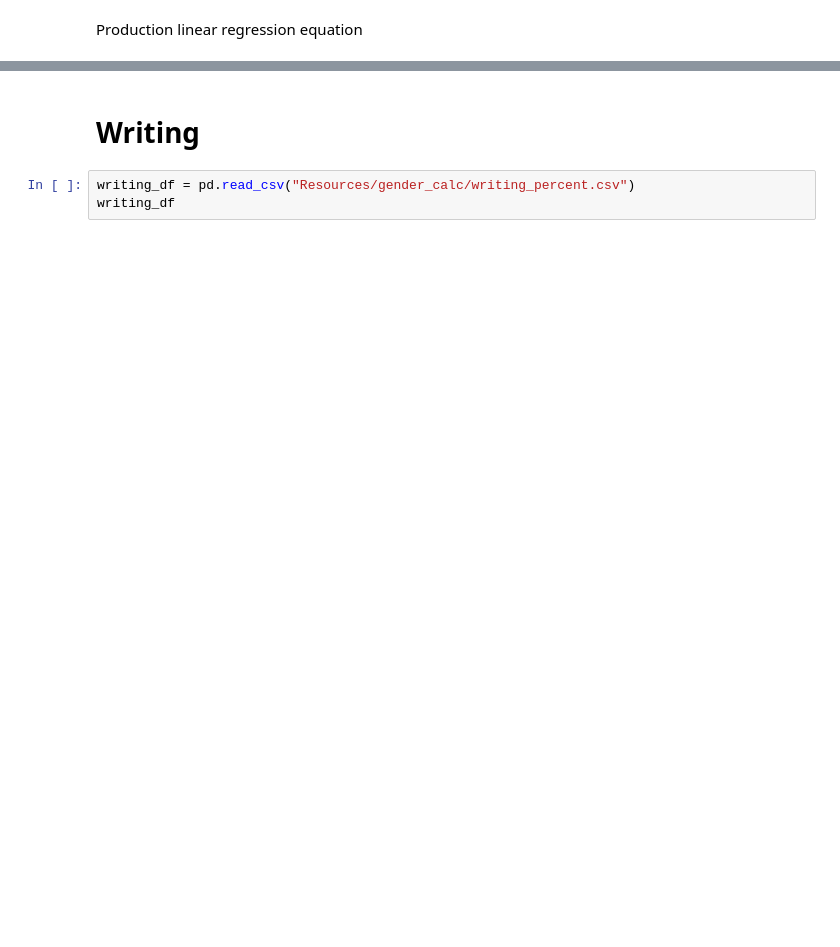
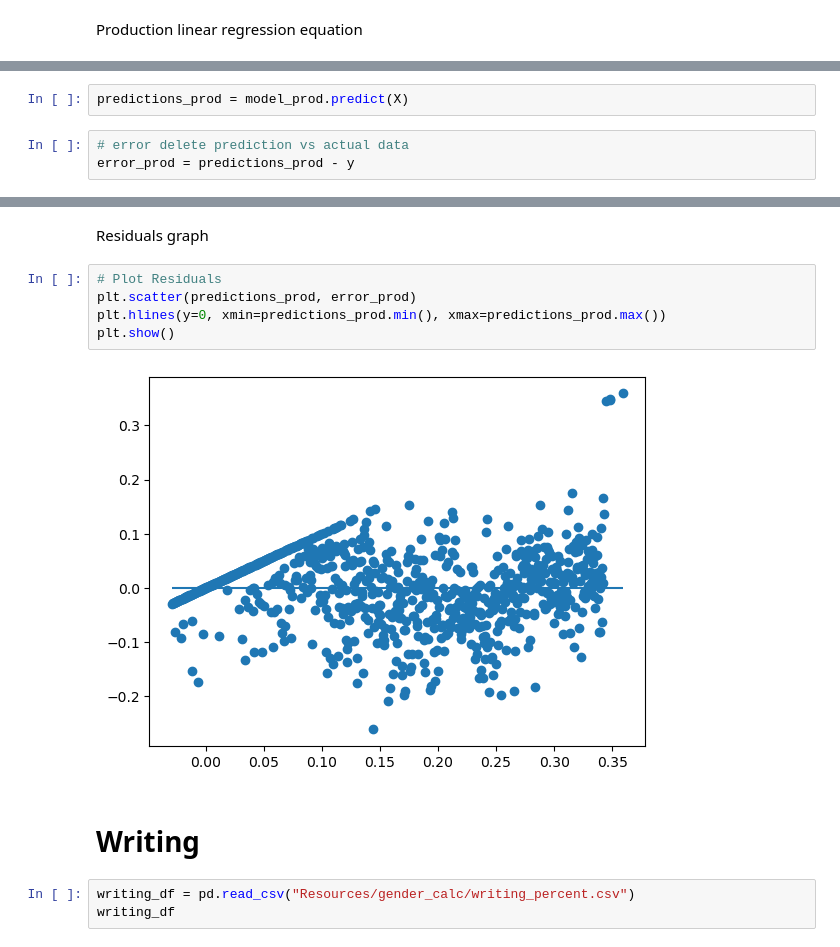
Before and after one commit to caseygomez/Female-Representation-In-The-Film-Industry, a Jupyter notebook: regression_by_dept.ipynb, the cells around one changed output, grey strips where cells are left out. Drawn from its saved outputs; the diff is of its cells as text; blank space fills up the shorter version.

```diff
--- a/regression_by_dept.ipynb
+++ b/regression_by_dept.ipynb
@@ -154,0 +243,5 @@ print(model_prod.intercept_)
+# %%
+predictions_prod = model_prod.predict(X)
+# %%
+# error delete prediction vs actual data
+error_prod = predictions_prod - y
@@ -155,3 +277,12 @@ print(model_prod.intercept_)
+# %% [markdown]
+Residuals graph
+# %%
+# Plot Residuals
+plt.scatter(predictions_prod, error_prod)
+plt.hlines(y=0, xmin=predictions_prod.min(), xmax=predictions_prod.max())
+plt.show()
+# %% [output]
+[figure, added]
 # %% [markdown]
 # Writing
 # %%
```
Also changed, not shown: parts of 48 cells of this notebook, 1 other file.
